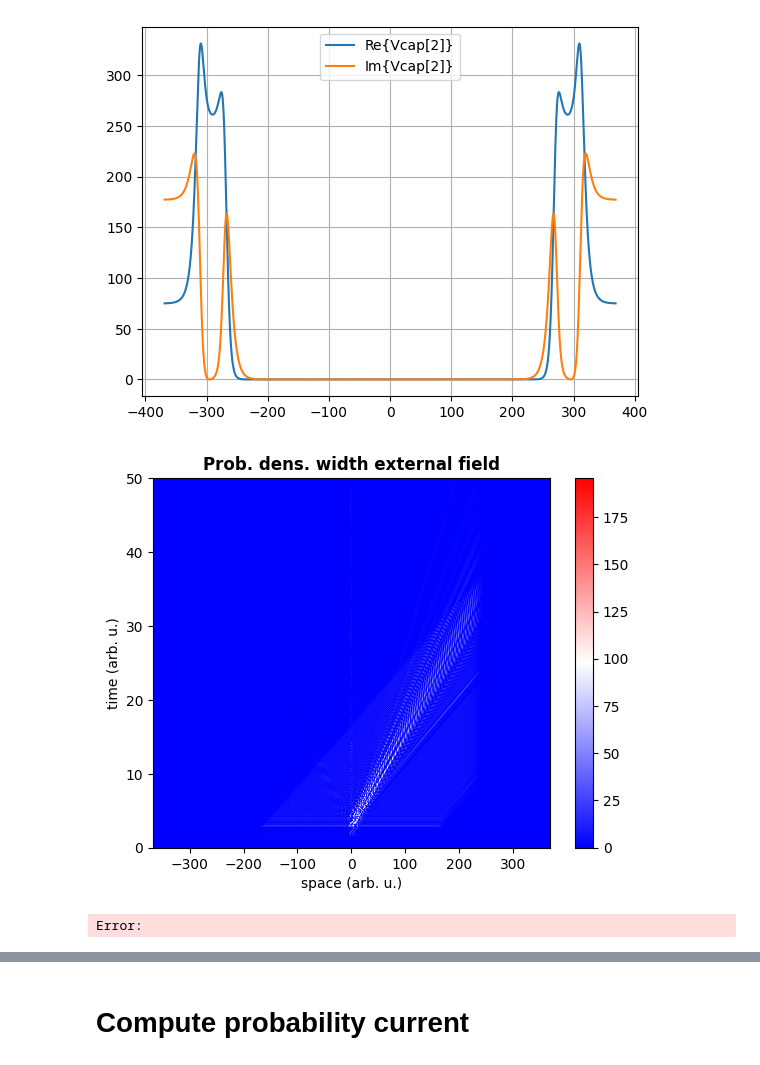
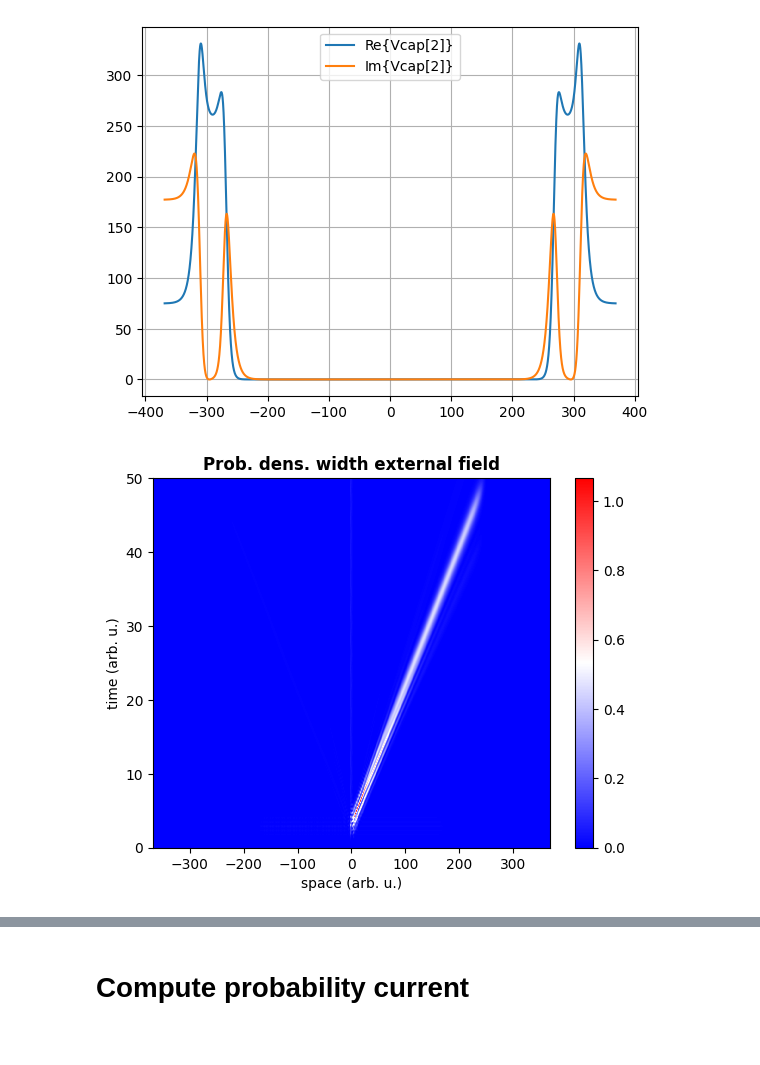
Before and after one commit to magashegyi/testrepo, a Jupyter notebook: test_time_evolution.ipynb, the cells around one changed output, grey strips where cells are left out. Cells and saved outputs as stored; diff of their text form; code cells hidden in the pictures.

```diff
--- a/test_time_evolution.ipynb
+++ b/test_time_evolution.ipynb
@@ -55,0 +72,11 @@ mask_arr[::step_size] = True
+# %%
+import numpy as np
+
+# Mask lekérése a simulation_grid modullal
+mask_arr = sim_grid.get_spatial_mask("uniform_subsampling")
+print(f"Mask array shape: {mask_arr.shape}")
+print(f"Number of True values: {np.sum(mask_arr)}")
+
+# Maszkolt grid lekérése
+masked_x = sim_grid.get_spatial_masked_grid("uniform_subsampling")
+print(f"Masked grid shape: {masked_x.shape}")
@@ -74,0 +89,11 @@ print(utgrid_dt)
+# %%
+t_start=sim_grid.t.start
+t_stop=sim_grid.t.stop
+t_num=sim_grid.t.num
+
+utgrid = sim_grid.t.values
+utgrid_dt = sim_grid.t.delta
+
+print(uxgrid_dx**2)
+print(utgrid_dt)
+print(f"Temporal grid: {t_num} points from {t_start} to {t_stop}")
@@ -297,9 +326,11 @@ plt.show()
 # Laser potential
 # %%
 spot_size_nm = 800 # in nm
-magnitude_of_electric_field_vm = 1.0 # in GV/m
+magnitude_of_electric_field_gvm = 0.1 # in GV/m
 central_wavelength_nm = 800 # in nm
 # %%
+import numpy as np
+
 central_wavelength = central_wavelength_nm*unit_sys.convert_length_from("nm")
 print(central_wavelength)
 
@@ -316,7 +347,7 @@ s_max = 0.5*spot_size_nm*unit_sys.convert_length_from("nm")
 print("spot size:",s_min,s_max)
 
 
-magnitude = magnitude_of_electric_field_vm*unit_sys.convert_electric_field_from("GV/m")
+magnitude = magnitude_of_electric_field_gvm*unit_sys.convert_electric_field_from("GV/m")
 print(magnitude)
 
 beta=0.2
@@ -466,16 +497,15 @@ psi_mk_te.run(lambda psi0, psi1, psi, uxgrid, t, i, utgrid: collect_time_evoluti
 ))
 # %%
 # Valószínűségi sűrűség kirajzolása observeres időfejlődésből
-X, Y = np.meshgrid(uxgrid, utgrid)
-Z = np.abs(psi1_pk_te_arr)**2  # shape: (space, time)
+X, Y = np.meshgrid(uxgrid[mask_arr], utgrid)
+Z = np.abs(psi1_pk_te_arr[mask_arr,:])**2  # shape: (space, time)
 
 pcm = plt.pcolormesh(X, Y, Z.T, cmap='bwr')
 plt.colorbar(pcm)
 plt.title('Prob. dens. width external field', fontweight="bold")
 plt.xlabel("space (arb. u.)")
 plt.ylabel("time (arb. u.)")
 plt.ylim([0,50])
 plt.show()
 # %% [output]
-[figure, old version]
+[figure, new version]
-Error:
```
Also changed, not shown: parts of 31 cells of this notebook, 6 other files.
